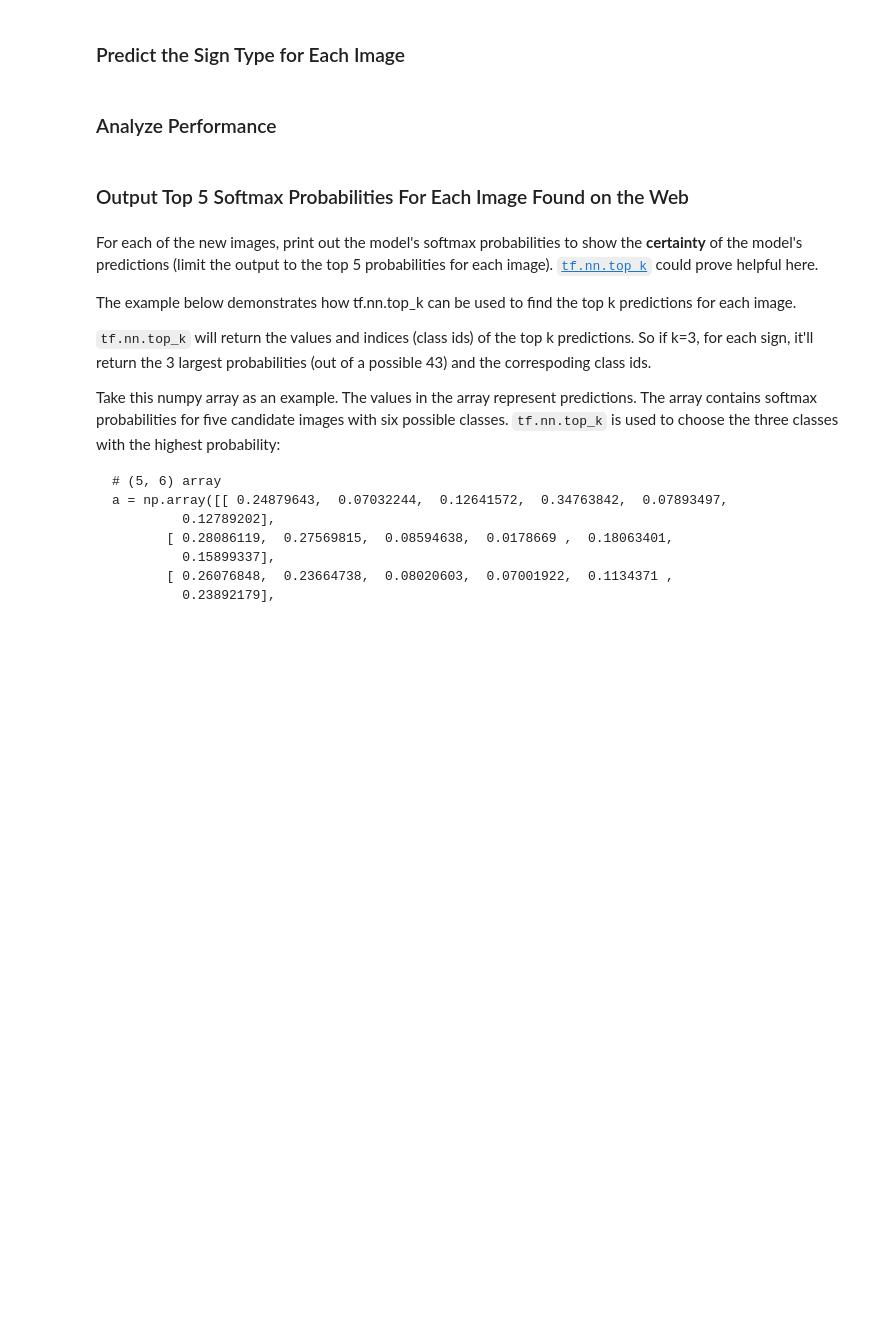
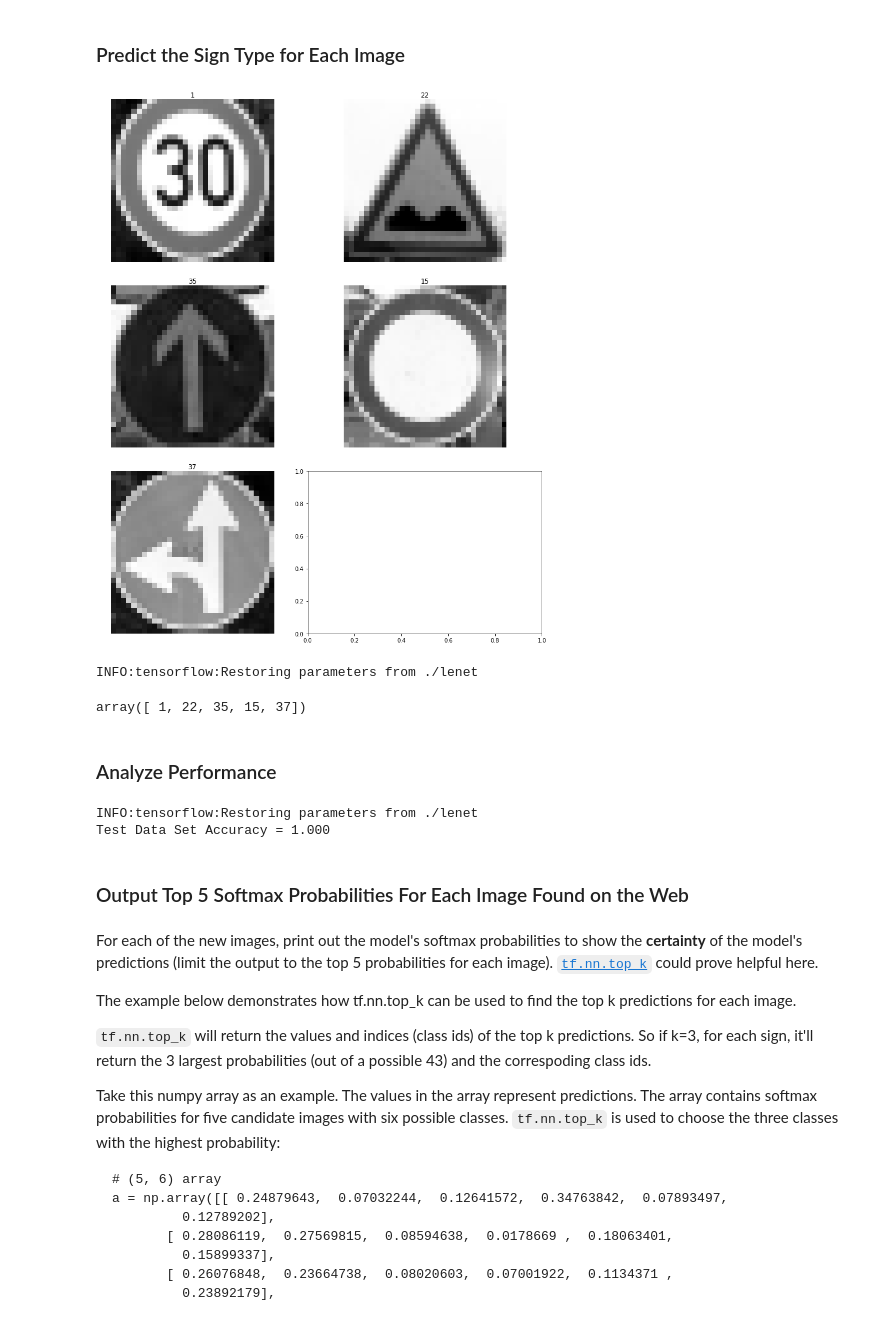
Before and after one commit to zackZhu1/CarND-Traffic-Sign-Classifier-Project, a Jupyter notebook: Traffic_Sign_Classifier.ipynb, the cells around one changed output. Cells and saved outputs as stored; diff of their text form; code cells hidden in the pictures; blank space fills up the shorter version.

```diff
--- a/Traffic_Sign_Classifier.ipynb
+++ b/Traffic_Sign_Classifier.ipynb
@@ -159,7 +175,7 @@ def LeNet(x):
     sigma = 0.1
 
     # SOLUTION: Layer 1: Convolutional. Input = 32x32x3. Output = 28x28x6.
-    conv1_W = tf.Variable(tf.truncated_normal(shape=(5, 5, 3, 6), mean = mu, stddev = sigma))
+    conv1_W = tf.Variable(tf.truncated_normal(shape=(5, 5, 1, 6), mean = mu, stddev = sigma))
     conv1_b = tf.Variable(tf.zeros(6))
     conv1   = tf.nn.conv2d(x, conv1_W, strides=[1, 1, 1, 1], padding='VALID') + conv1_b
 
@@ -190,6 +206,8 @@ def LeNet(x):
 
     # SOLUTION: Activation.
     fc1    = tf.nn.relu(fc1)
+    # Add dropout
+    fc1   = tf.nn.dropout(fc1, keep_prob)
 
     # SOLUTION: Layer 4: Fully Connected. Input = 120. Output = 84.
     fc2_W  = tf.Variable(tf.truncated_normal(shape=(120, 84), mean = mu, stddev = sigma))
@@ -198,6 +216,9 @@ def LeNet(x):
 
     # SOLUTION: Activation.
     fc2    = tf.nn.relu(fc2)
+    # Add dropout
+    fc2    = tf.nn.dropout(fc2, keep_prob)
+
 
     # SOLUTION: Layer 5: Fully Connected. Input = 84. Output = 43.
     fc3_W  = tf.Variable(tf.truncated_normal(shape=(84, 43), mean = mu, stddev = sigma))
@@ -223,10 +244,13 @@ from sklearn.utils import shuffle
 Features and Labels
 """
 # x is a placeholder for a batch of input images
-x = tf.placeholder(tf.float32, (None, 32, 32, 3))
+x = tf.placeholder(tf.float32, (None, 32, 32, 1))
 # y is a placeholder for a batch of output labels
 y = tf.placeholder(tf.int32, (None))
 one_hot_y = tf.one_hot(y, 43)
+
+# add a placeholder for keep_prob
+keep_prob = tf.placeholder(tf.float32)
 # %%
 """
 Training pipeline
@@ -244,6 +268,8 @@ Model Evaluation
 """
 correct_prediction = tf.equal(tf.argmax(logits, 1), tf.argmax(one_hot_y, 1))
 accuracy_operation = tf.reduce_mean(tf.cast(correct_prediction, tf.float32))
+saver = tf.train.Saver()
+
 
 def evaluate(X_data, y_data):
     num_examples = len(X_data)
@@ -251,15 +277,15 @@ def evaluate(X_data, y_data):
     sess = tf.get_default_session()
     for offset in range(0, num_examples, BATCH_SIZE):
         batch_x, batch_y = X_data[offset:offset+BATCH_SIZE], y_data[offset:offset+BATCH_SIZE]
-        accuracy = sess.run(accuracy_operation, feed_dict={x: batch_x, y: batch_y})
+        accuracy = sess.run(accuracy_operation, feed_dict={x: batch_x, y: batch_y, keep_prob: 1.0})
         total_accuracy += (accuracy * len(batch_x))
     return total_accuracy / num_examples
 # %%
 """
 Train the model
 """
-EPOCHS = 20
-BATCH_SIZE = 128
+EPOCHS = 60
+BATCH_SIZE = 180
 
 with tf.Session() as sess:
     sess.run(tf.global_variables_initializer())
@@ -272,12 +298,15 @@ with tf.Session() as sess:
         for offset in range(0, num_examples, BATCH_SIZE):
             end = offset + BATCH_SIZE
             batch_x , batch_y = X_normalized_train[offset:end], y_train[offset:end]
-            sess.run(training_operation, feed_dict={x: batch_x, y: batch_y})
+            sess.run(training_operation, feed_dict={x: batch_x, y: batch_y, keep_prob: 0.5})
 
         validation_accuracy = evaluate(X_normalized_valid, y_valid)
         print("EPOCH {} ...".format(i + 1))
         print("Validation Accuracy = {:.3f}".format(validation_accuracy))
         print()
+
+    saver.save(sess, './lenet')
+    print('Model saved')
 # %% [output]
 Training...
 
@@ -314,4 +379,22 @@ You may find `signnames.csv` useful as it contains mappings from the class id (i
 # %%
 ### Run the predictions here and use the model to output the prediction for each image.
 ### Make sure to pre-process the images with the same pre-processing pipeline used earlier.
 ### Feel free to use as many code cells as needed.
+
+# convert list to array as X_train
+my_signs = np.array(test_signs)
+
+my_signs_gray = np.zeros(np.shape(my_signs)[0:3])
+for j in range(0, 5):
+    my_signs_gray[j] = np.mean(my_signs[j].squeeze(), axis=2)
+gray_shape = np.concatenate([np.shape(my_signs)[0:3],[1]],axis=0)
+my_signs_gray = np.reshape(my_signs_gray, gray_shape)
+
+# plot grayscale imgs
+figures = {}
+
+for i in range(5):
+    figures[i] = my_signs_gray[i].squeeze() # TODO: squeeze() ?
+plot_figures(figures, 3, 2, labels)
+# %% [output]
+[figure, added]
@@ -318,8 +407,23 @@ You may find `signnames.csv` useful as it contains mappings from the class id (i
+# %%
+predict(my_signs_gray)
+# %% [output]
+INFO:tensorflow:Restoring parameters from ./lenet
+array([ 1, 22, 35, 15, 37])
 # %% [markdown]
 ### Analyze Performance
 # %%
 ### Calculate the accuracy for these 5 new images.
 ### For example, if the model predicted 1 out of 5 signs correctly, it's 20% accurate on these new images.
+
+with tf.Session() as sess:
+    sess.run(tf.global_variables_initializer())
+    saver = tf.train.import_meta_graph('./lenet.meta')
+    saver.restore(sess, "./lenet")
+    accuracy = evaluate(my_signs_gray, test_labels)
+    print('Test Data Set Accuracy = {:.3f}'.format(accuracy))
+# %% [output]
+INFO:tensorflow:Restoring parameters from ./lenet
+Test Data Set Accuracy = 1.000
 # %% [markdown]
 ### Output Top 5 Softmax Probabilities For Each Image Found on the Web
 # %% [markdown]
```
Also changed, not shown: parts of 10 cells of this notebook, 11 other files.
